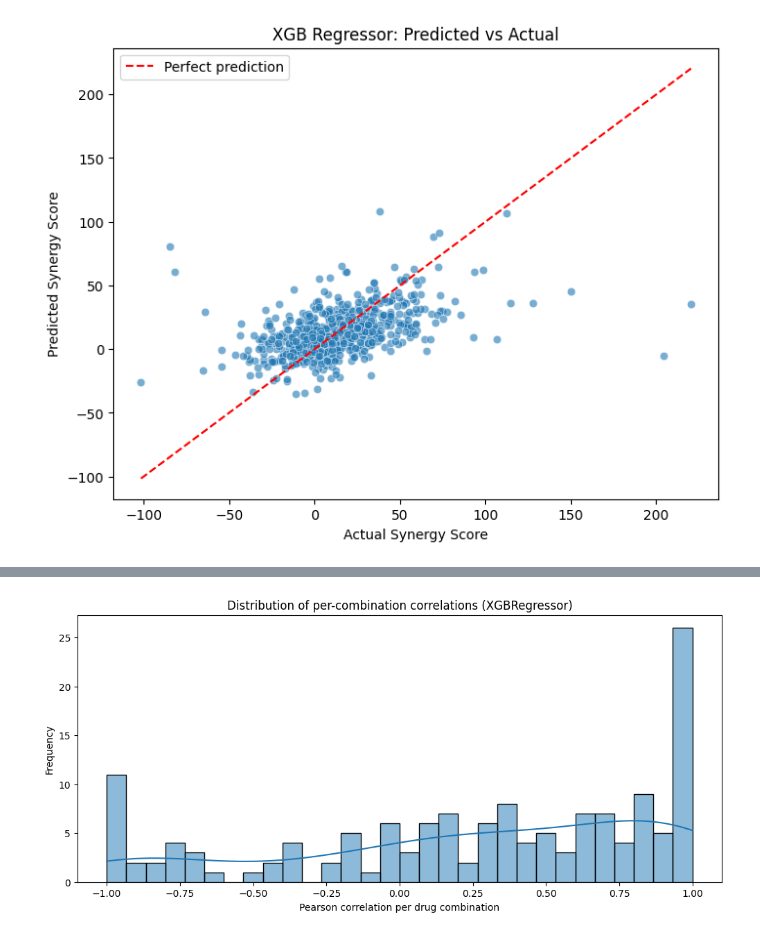
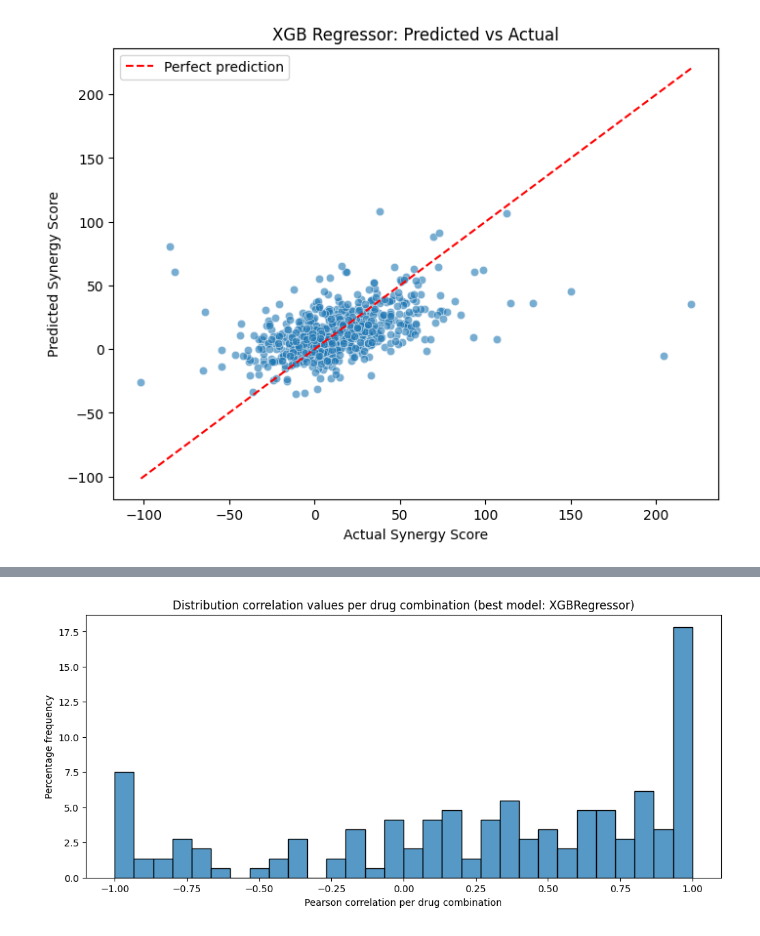
Before and after one commit to jorguz07/biomlproject, a Jupyter notebook: notebook/Model Training.ipynb, the cells around one changed output, grey strips where cells are left out. Drawn from its saved outputs; the diff is of its cells as text; code cells hidden in the pictures.

```diff
--- a/notebook/Model Training.ipynb
+++ b/notebook/Model Training.ipynb
@@ -326,31 +349,30 @@ plt.show()
 # %%
-import numpy as np
+#drug combination list from test set
+drug_combs = X_test['Compound A'].astype(str) + "+" + X_test['Compound B'].astype(str)
 
-#combination column from original data
-combo_test = X_test['Compound A'].astype(str) + "+" + X_test['Compound B'].astype(str)
-
-df_eval = pd.DataFrame({
-    'Combination': combo_test,
+#df for actualy and predicted scores, from test set
+evaluation_df = pd.DataFrame({
+    'Combination': drug_combs,
     'Actual': y_test.values,
     'Predicted': y_pred
 })
 
-#safer correlation
+#correlation per combination (across cell lines)
 def safe_corr(g):
-    if len(g) <= 1:
+    if len(g) < 2:   # <-- increase threshold
         return np.nan
     if g['Actual'].nunique() <= 1 or g['Predicted'].nunique() <= 1:
         return np.nan
     return np.corrcoef(g['Actual'], g['Predicted'])[0,1]
 
-combo_corrs = df_eval.groupby('Combination').apply(safe_corr)
+drug_combs_corrs = evaluation_df.groupby('Combination').apply(safe_corr)
 
 plt.figure(figsize=(12,5))
-sns.histplot(combo_corrs.dropna(), bins=30, kde=True)
+sns.histplot(drug_combs_corrs.dropna(), bins=30, stat="percent")
 
 plt.xlabel("Pearson correlation per drug combination")
-plt.ylabel("Frequency")
-plt.title("Distribution of per-combination correlations (XGBRegressor)")
+plt.ylabel("Percentage frequency")
+plt.title("Distribution correlation values per drug combination (best model: XGBRegressor)")
 plt.show()
 # %% [output]
-[figure, old version]
+[figure, new version]
```
Also changed, not shown: parts of 9 cells of this notebook, 1 other file.
